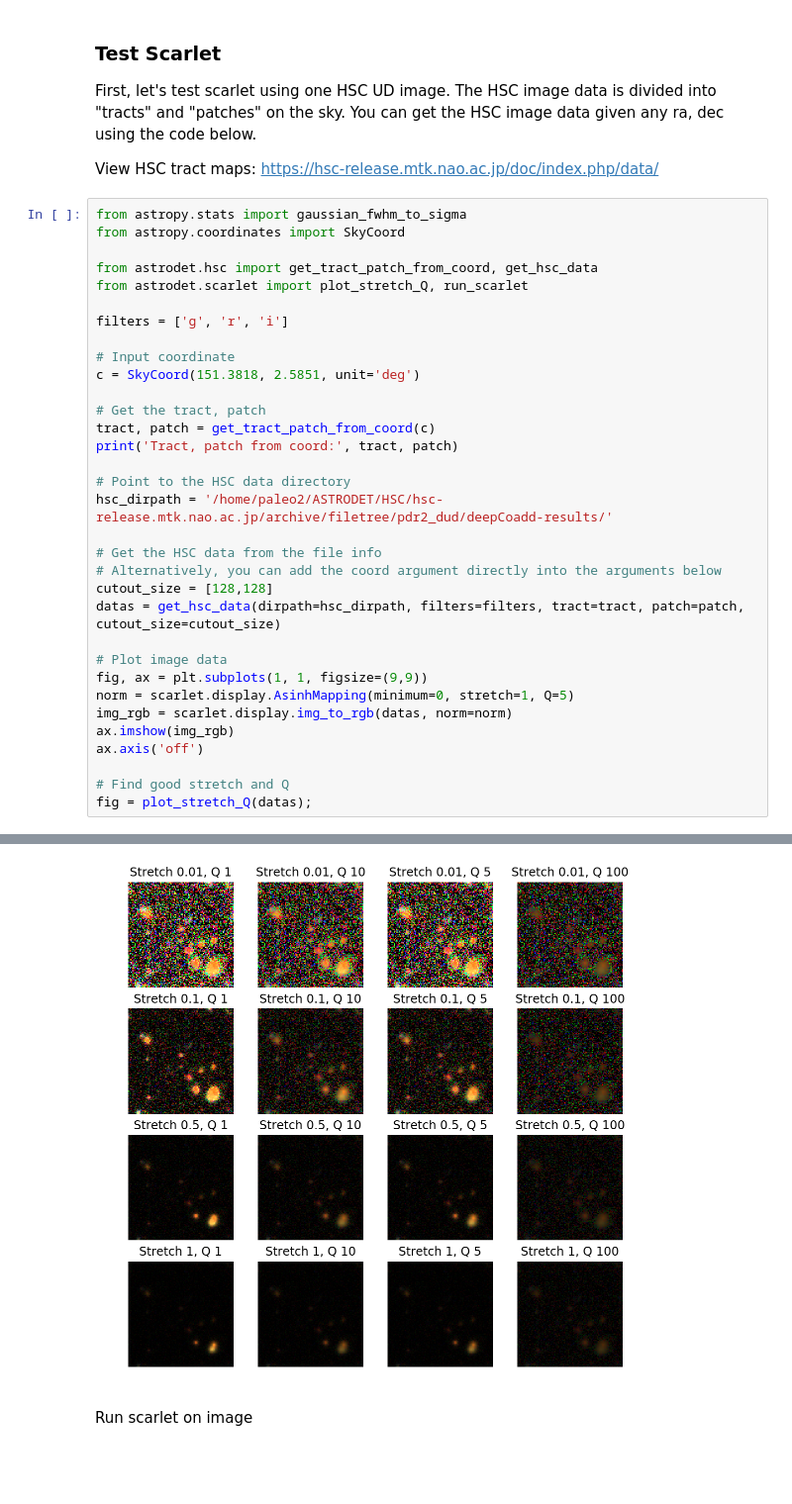
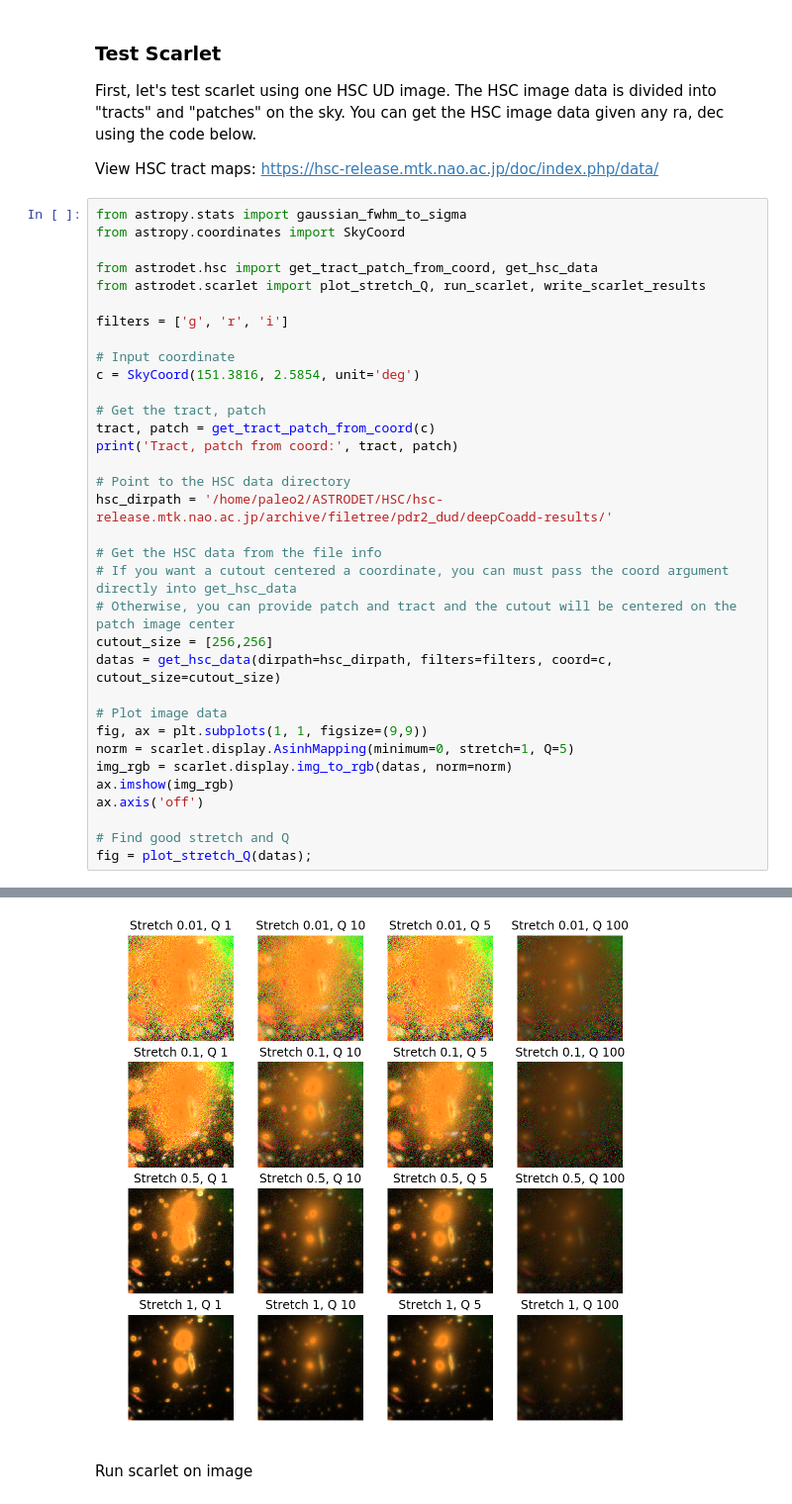
Before and after one commit to burke86/deepdisc, a Jupyter notebook: scarlet_tests.ipynb, the cells around one changed output, grey strips where cells are left out. Shown at 99% size. Drawn from its saved outputs; the diff is of its cells as text; blank space fills up the shorter version.

```diff
--- a/scarlet_tests.ipynb
+++ b/scarlet_tests.ipynb
@@ -121,12 +44,12 @@ from astropy.stats import gaussian_fwhm_to_sigma
 from astropy.coordinates import SkyCoord
 
 from astrodet.hsc import get_tract_patch_from_coord, get_hsc_data
-from astrodet.scarlet import plot_stretch_Q, run_scarlet
+from astrodet.scarlet import plot_stretch_Q, run_scarlet, write_scarlet_results
 
 filters = ['g', 'r', 'i']
 
 # Input coordinate
-c = SkyCoord(151.3818, 2.5851, unit='deg')
+c = SkyCoord(151.3816, 2.5854, unit='deg')
 
 # Get the tract, patch
 tract, patch = get_tract_patch_from_coord(c)
@@ -136,9 +59,10 @@ print('Tract, patch from coord:', tract, patch)
 hsc_dirpath = '/home/paleo2/ASTRODET/HSC/hsc-release.mtk.nao.ac.jp/archive/filetree/pdr2_dud/deepCoadd-results/'
 
 # Get the HSC data from the file info
-# Alternatively, you can add the coord argument directly into the arguments below
-cutout_size = [128,128]
-datas = get_hsc_data(dirpath=hsc_dirpath, filters=filters, tract=tract, patch=patch, cutout_size=cutout_size)
+# If you want a cutout centered a coordinate, you can must pass the coord argument directly into get_hsc_data
+# Otherwise, you can provide patch and tract and the cutout will be centered on the patch image center
+cutout_size = [256,256]
+datas = get_hsc_data(dirpath=hsc_dirpath, filters=filters, coord=c, cutout_size=cutout_size)
 
 # Plot image data
 fig, ax = plt.subplots(1, 1, figsize=(9,9))
@@ -158,4 +82,4 @@ Loading "/home/paleo2/ASTRODET/HSC/hsc-release.mtk.nao.ac.jp/archive/filetree/pd
-[figure, old version]
+[figure, new version]
 # %% [markdown]
 Run scarlet on image
 # %%
```
Also changed, not shown: parts of 9 cells of this notebook, 1 other file.
